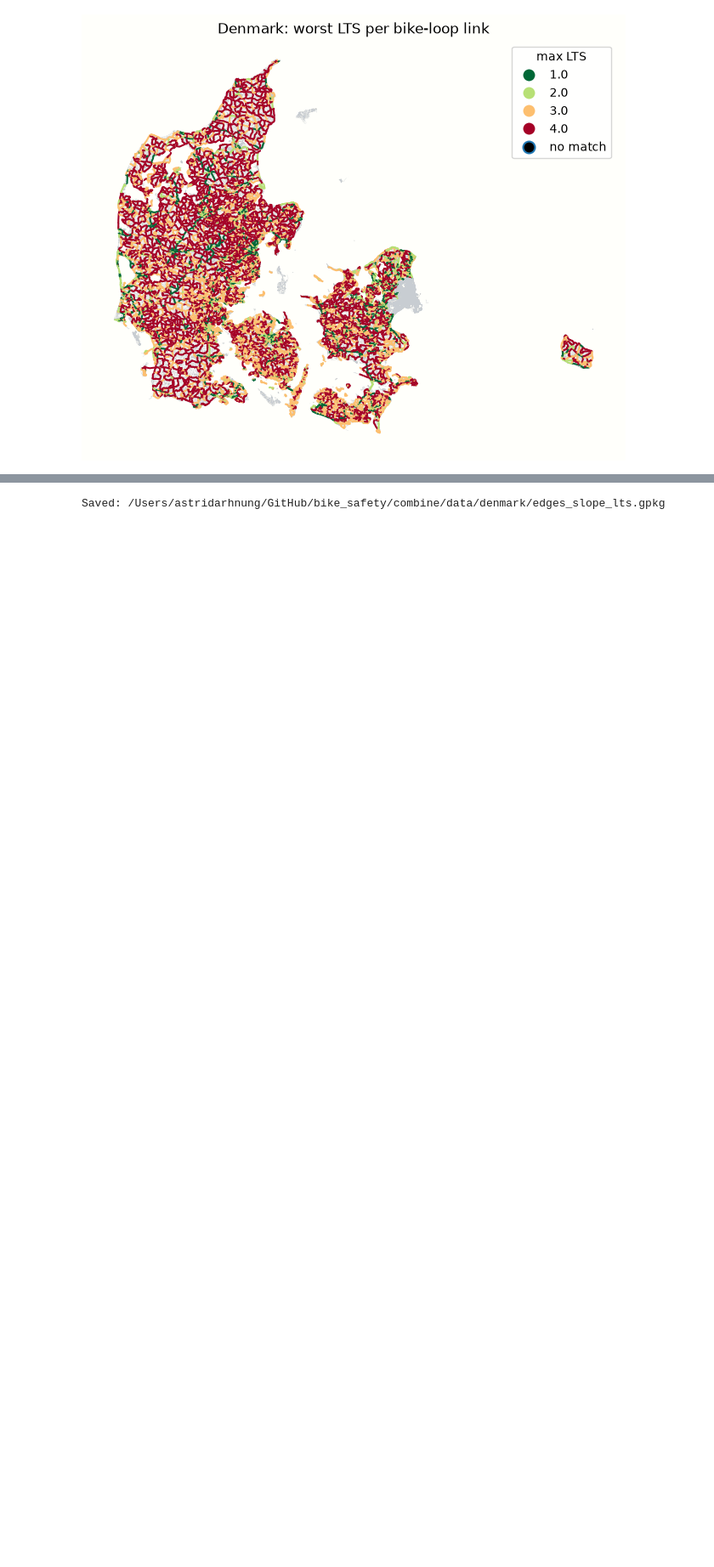
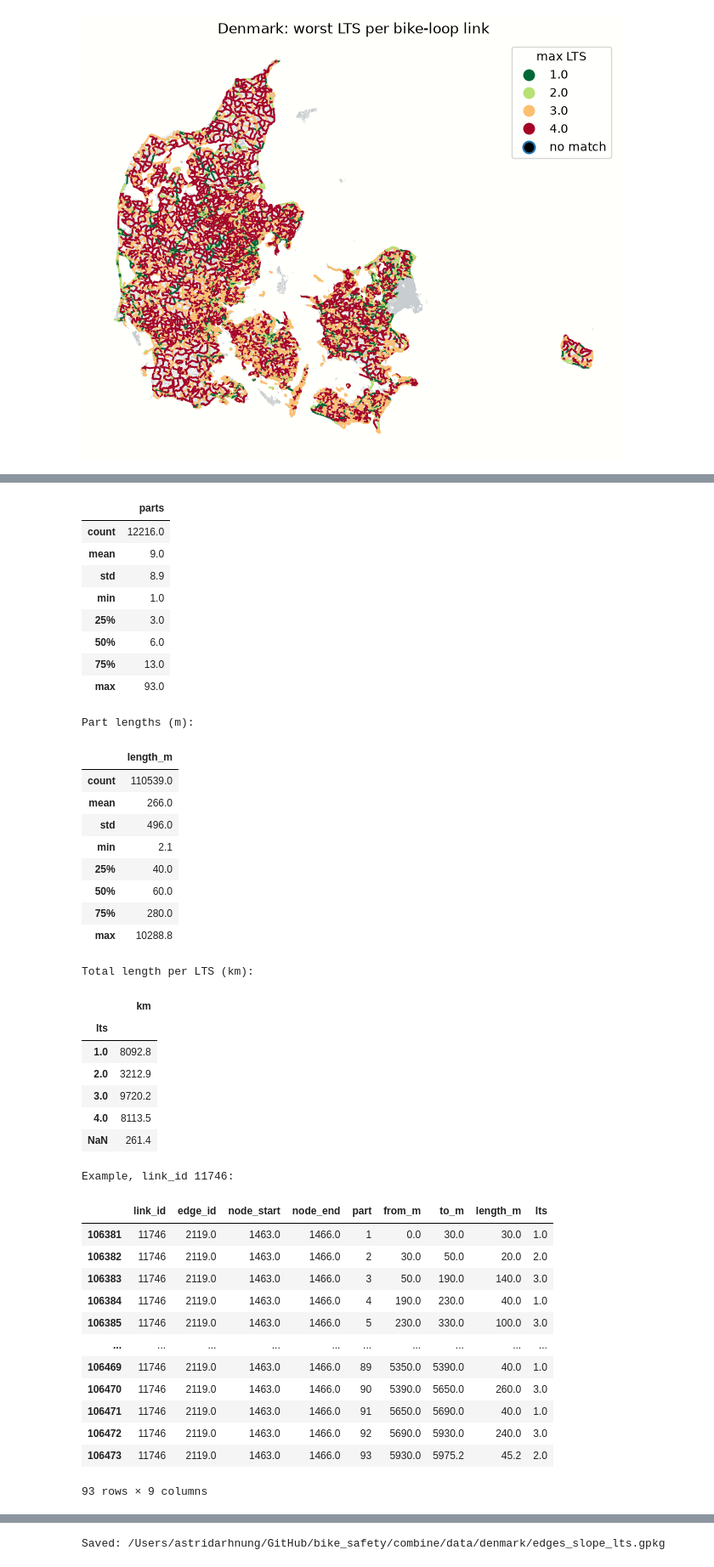
Before and after one commit to AstridArh/bike_safety, a Jupyter notebook: combine/combine_denmark.ipynb, the cells around one changed output, grey strips where cells are left out. Shown at 85% size. Cells and saved outputs as stored; diff of their text form; code cells hidden in the pictures; blank space fills up the shorter version.

```diff
--- a/combine/combine_denmark.ipynb
+++ b/combine/combine_denmark.ipynb
@@ -215,0 +266,28 @@ plt.show()
+# %%
+# Check: the parts of each link add up to the link's length
+length_difference = (
+    bike_loops_lts_parts.groupby("link_id")["length_m"].sum()
+    - bike_loops_lts.geometry.length
+)
+print(f"Largest difference between summed parts and link length: {length_difference.abs().max():.6f} m")
+
+print("Parts per link:")
+display(bike_loops_lts_parts.groupby("link_id").size().describe().round(1).to_frame("parts"))
+
+print("Part lengths (m):")
+display(bike_loops_lts_parts["length_m"].describe().round(1).to_frame("length_m"))
+
+print("Total length per LTS (km):")
+display(
+    bike_loops_lts_parts.groupby("lts", dropna=False)["length_m"].sum()
+    .div(1000).round(1).to_frame("km")
+)
+
+# Example: the link with the most parts
+example_link_id = bike_loops_lts_parts.groupby("link_id").size().idxmax()
+print(f"Example, link_id {example_link_id}:")
+display(
+    bike_loops_lts_parts.loc[bike_loops_lts_parts["link_id"] == example_link_id]
+    .drop(columns="geometry").round(1)
+)
+# %% [output]
@@ -215,0 +296,41 @@ plt.show()
+|  | parts |
+| count | 12216.0 |
+| mean | 9.0 |
+| std | 8.9 |
+| min | 1.0 |
+| 25% | 3.0 |
+| 50% | 6.0 |
+| 75% | 13.0 |
+| max | 93.0 |
+Part lengths (m):
+|  | length_m |
+| count | 110539.0 |
+| mean | 266.0 |
+| std | 496.0 |
+| min | 2.1 |
+| 25% | 40.0 |
+| 50% | 60.0 |
+| 75% | 280.0 |
+| max | 10288.8 |
+Total length per LTS (km):
+|  | km |
+| lts |  |
+| 1.0 | 8092.8 |
+| 2.0 | 3212.9 |
+| 3.0 | 9720.2 |
+| 4.0 | 8113.5 |
+| NaN | 261.4 |
+Example, link_id 11746:
+|  | link_id | edge_id | node_start | node_end | part | from_m | to_m | length_m | lts |
+| 106381 | 11746 | 2119.0 | 1463.0 | 1466.0 | 1 | 0.0 | 30.0 | 30.0 | 1.0 |
+| 106382 | 11746 | 2119.0 | 1463.0 | 1466.0 | 2 | 30.0 | 50.0 | 20.0 | 2.0 |
+| 106383 | 11746 | 2119.0 | 1463.0 | 1466.0 | 3 | 50.0 | 190.0 | 140.0 | 3.0 |
+| 106384 | 11746 | 2119.0 | 1463.0 | 1466.0 | 4 | 190.0 | 230.0 | 40.0 | 1.0 |
+| 106385 | 11746 | 2119.0 | 1463.0 | 1466.0 | 5 | 230.0 | 330.0 | 100.0 | 3.0 |
+| ... | ... | ... | ... | ... | ... | ... | ... | ... | ... |
+| 106469 | 11746 | 2119.0 | 1463.0 | 1466.0 | 89 | 5350.0 | 5390.0 | 40.0 | 1.0 |
+| 106470 | 11746 | 2119.0 | 1463.0 | 1466.0 | 90 | 5390.0 | 5650.0 | 260.0 | 3.0 |
+| 106471 | 11746 | 2119.0 | 1463.0 | 1466.0 | 91 | 5650.0 | 5690.0 | 40.0 | 1.0 |
+| 106472 | 11746 | 2119.0 | 1463.0 | 1466.0 | 92 | 5690.0 | 5930.0 | 240.0 | 3.0 |
+| 106473 | 11746 | 2119.0 | 1463.0 | 1466.0 | 93 | 5930.0 | 5975.2 | 45.2 | 2.0 |
+93 rows × 9 columns
```
Also changed, not shown: parts of 6 cells of this notebook, 6 other files.
